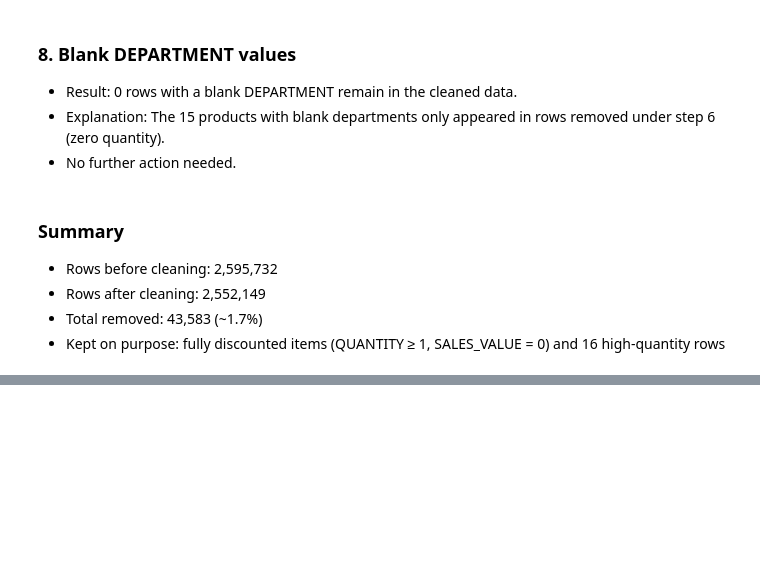
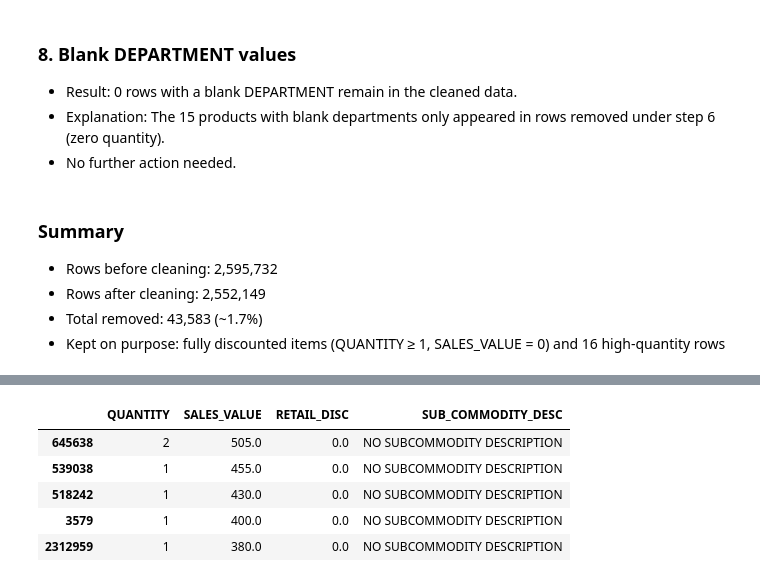
Before and after one commit to marianm827/discount-effectiveness-analysis, a Jupyter notebook: project1.ipynb, the cells around one changed output, grey strips where cells are left out. Drawn from its saved outputs; the diff is of its cells as text; code cells hidden in the pictures; blank space fills up the shorter version.

```diff
--- a/project1.ipynb
+++ b/project1.ipynb
@@ -385,0 +500,5 @@ df_clean.to_csv("df_clean.csv", index=False)
+# %%
+m = df_clean[df_clean["DEPARTMENT"] == "MISC. TRANS."]
+print(m["SUB_COMMODITY_DESC"].value_counts().head(10))
+print(m["PRODUCT_ID"].nunique())
+print(m[["QUANTITY", "SALES_VALUE", "RETAIL_DISC"]].describe())
@@ -385,0 +523,10 @@ df_clean.to_csv("df_clean.csv", index=False)
+# %%
+# investigate outliers in the MISC. TRANS. department
+m.sort_values("SALES_VALUE", ascending=False).head(5)[["QUANTITY", "SALES_VALUE", "RETAIL_DISC", "SUB_COMMODITY_DESC"]]
+# %% [output]
+|  | QUANTITY | SALES_VALUE | RETAIL_DISC | SUB_COMMODITY_DESC |
+| 645638 | 2 | 505.0 | 0.0 | NO SUBCOMMODITY DESCRIPTION |
+| 539038 | 1 | 455.0 | 0.0 | NO SUBCOMMODITY DESCRIPTION |
+| 518242 | 1 | 430.0 | 0.0 | NO SUBCOMMODITY DESCRIPTION |
+| 3579 | 1 | 400.0 | 0.0 | NO SUBCOMMODITY DESCRIPTION |
+| 2312959 | 1 | 380.0 | 0.0 | NO SUBCOMMODITY DESCRIPTION |
```
Also changed, not shown: parts of 12 cells of this notebook, 1 other file.
